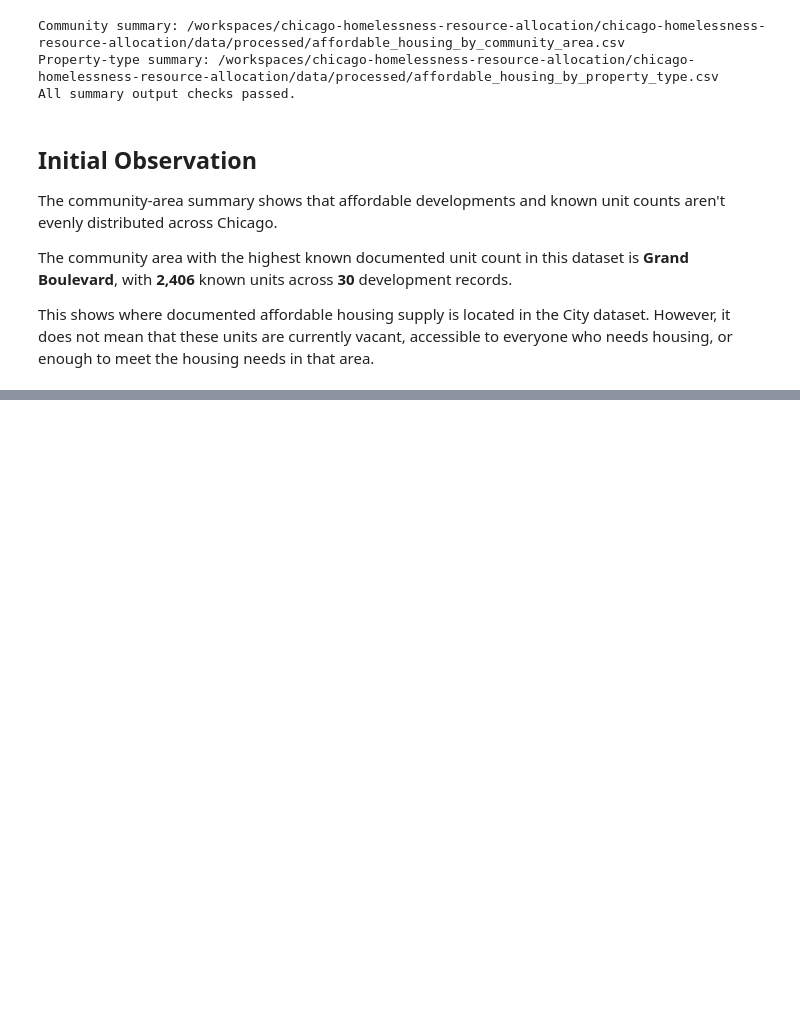
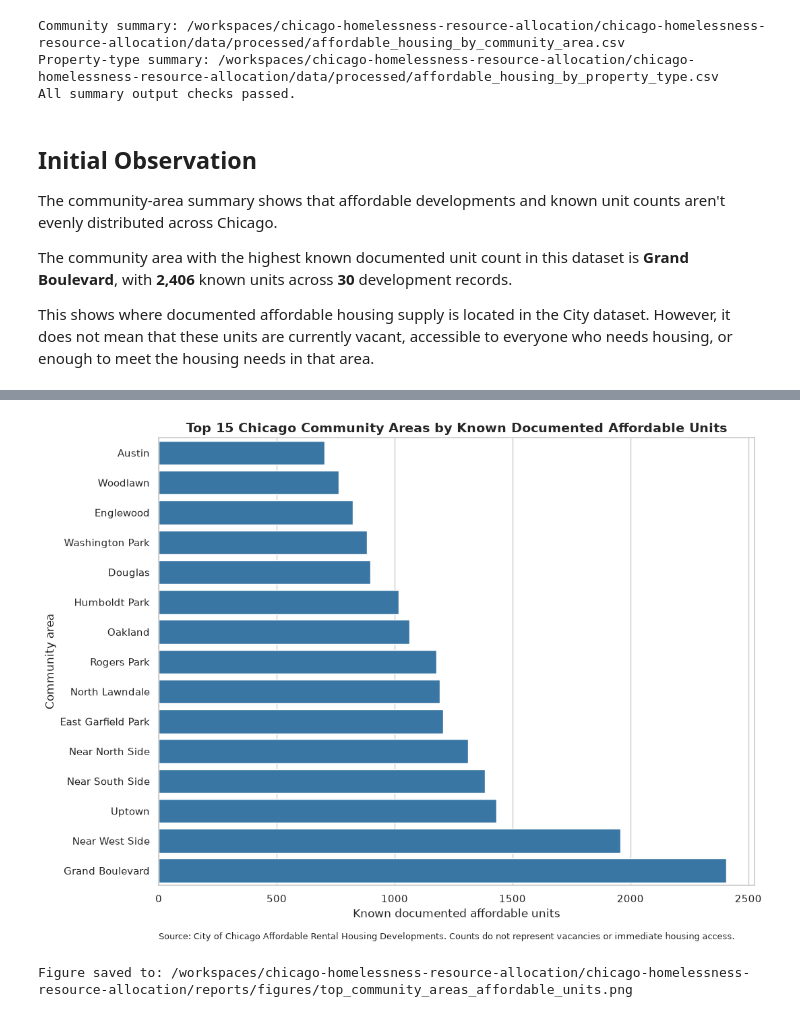
Before and after one commit to yasiamah/chicago-homelessness-resource-allocation, a Jupyter notebook: notebooks/04_affordable_housing_summary.ipynb, the cells around one changed output, grey strips where cells are left out. Saved outputs shown, nothing was run; the diff lists cells and outputs as text; code cells hidden in the pictures; blank space fills up the shorter version.

Commit message:
Complete affordable housing community analysis

```diff
--- a/notebooks/04_affordable_housing_summary.ipynb
+++ b/notebooks/04_affordable_housing_summary.ipynb
@@ -305,0 +416,72 @@ This shows where documented affordable housing supply is located in the City dat
+# %%
+plot_data = (
+    community_summary
+    .dropna(
+        subset=[
+            "community_area",
+            "documented_units_known",
+        ]
+    )
+    .nsmallest(15, "known_unit_rank")
+    .sort_values(
+        "documented_units_known",
+        ascending=True,
+    )
+)
+
+sns.set_theme(style="whitegrid")
+
+fig, ax = plt.subplots(figsize=(11, 8))
+
+sns.barplot(
+    data=plot_data,
+    x="documented_units_known",
+    y="community_area",
+    color="#2878B5",
+    ax=ax,
+)
+
+ax.set_title(
+    "Top 15 Chicago Community Areas by Known Documented Affordable Units",
+    fontsize=14,
+    weight="bold",
+)
+
+ax.set_xlabel("Known documented affordable units")
+ax.set_ylabel("Community area")
+
+ax.text(
+    0,
+    -0.12,
+    "Source: City of Chicago Affordable Rental Housing Developments. "
+    "Counts do not represent vacancies or immediate housing access.",
+    transform=ax.transAxes,
+    fontsize=9,
+)
+
+plt.tight_layout()
+
+figure_path = (
+    project_root
+    / "reports"
+    / "figures"
+    / "top_community_areas_affordable_units.png"
+)
+
+figure_path.parent.mkdir(
+    parents=True,
+    exist_ok=True,
+)
+
+fig.savefig(
+    figure_path,
+    dpi=300,
+    bbox_inches="tight",
+)
+
+plt.show()
+
+print("Figure saved to:", figure_path)
+# %% [output]
+[figure, added]
+Figure saved to: /workspaces/chicago-homelessness-resource-allocation/chicago-homelessness-resource-allocation/reports/figures/top_community_areas_affordable_units.png
```
Also changed, not shown: parts of 5 cells of this notebook, 3 other files.
